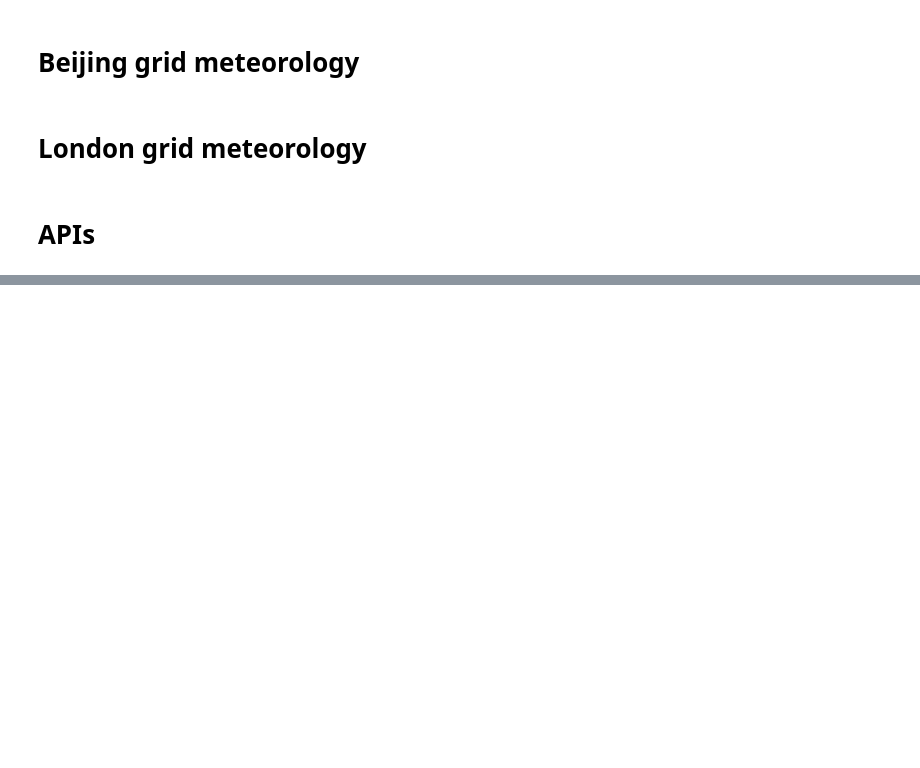
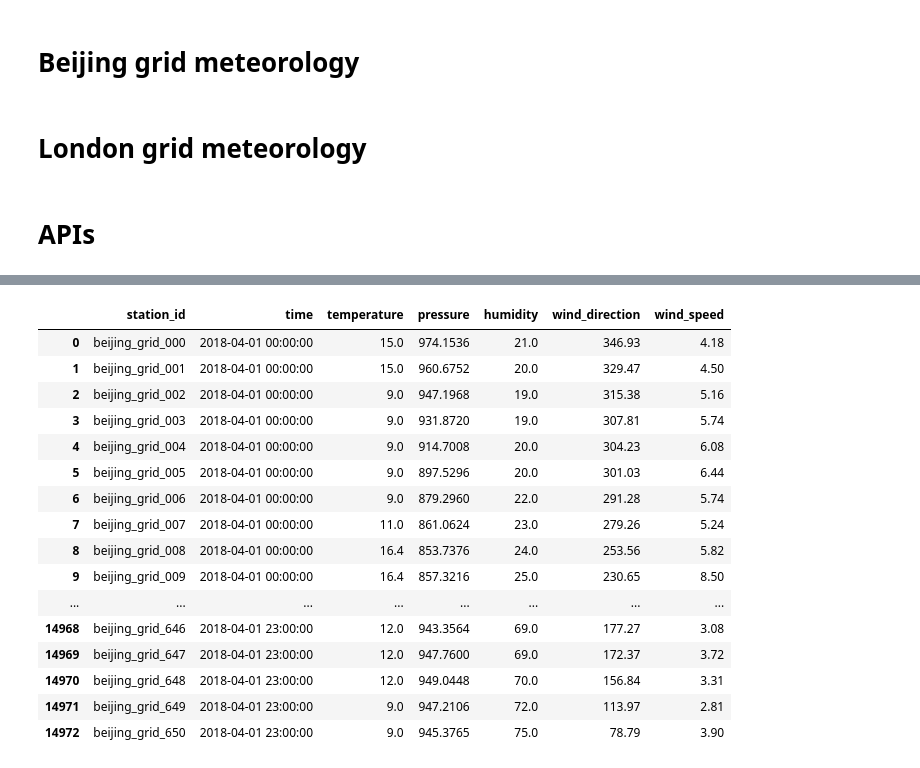
Before and after one commit to Starcutter/KDDCup2018, a Jupyter notebook: sandbox/data.ipynb, the cells around one changed output, grey strips where cells are left out. Saved outputs shown, nothing was run; the diff lists cells and outputs as text; code cells hidden in the pictures; blank space fills up the shorter version.

```diff
--- a/sandbox/data.ipynb
+++ b/sandbox/data.ipynb
@@ -177,0 +141,88 @@ def meteorologyGridData(city="bj", start=pd.Timestamp("2018-04-01 00:00:00"),
+# %%
+def meteorologyGridData(city="bj", start=pd.Timestamp("2018-04-01 00:00:00"),
+                        end=pd.Timestamp("2018-04-01 23:00:00")):
+    now = pd.Timestamp(datetime.datetime.utcnow().date())
+    i = pd.Timestamp("2018-04-01")
+    while i < now:
+        filename = "./data/api/%s/meo/%d-%d.csv" % (city, i.month, i.day)
+        if not os.path.exists(filename):
+            e = i + pd.Timedelta(1, unit="d")
+            url = 'https://biendata.com/competition/meteorology/%s_grid/%d-%d-%d-%d/%d-%d-%d-%d/2k0d1d8' % (city, i.year, i.month, i.day, i.hour, e.year, e.month, e.day, e.hour)
+            response = requests.get(url)
+            df = buildDataFrame(response.text)
+            df.to_csv(filename, index=None)
+        i += pd.Timedelta(1, unit="d")
+    target = ["station_id", "time", "temperature", "pressure",
+              "humidity", "wind_direction", "wind_speed"]
+    mid = pd.Timestamp("2018-04-01 00:00:00")
+    df1 = pd.DataFrame()
+    df2 = pd.DataFrame()
+    df3 = pd.DataFrame()
+    if end >= mid:
+        i = pd.Timestamp("2018-04-01")
+        while i < now:
+            tmp = pd.read_csv("./data/api/%s/meo/%d-%d.csv" % (city, i.month, i.day))
+            tmp["time"] = pd.to_datetime(tmp["time"])
+            df1 = pd.concat([df1, tmp])
+            i += pd.Timedelta(1, unit="d")
+        if end >= now:
+            url = 'https://biendata.com/competition/meteorology/%s_grid/%d-%d-%d-%d/%d-%d-%d-%d/2k0d1d8' % (city, now.year, now.month, now.day, now.hour, end.year, end.month, end.day, end.hour)
+            response = requests.get(url)
+            tmp = buildDataFrame(response.text)
+            tmp["time"] = pd.to_datetime(tmp["time"])
+            df1 = pd.concat([df1, tmp])
+        df1 = df1[(df1.time >= start) & (df1.time <= end)]
+        try:
+            df1 = df1[target]
+        except:
+            pass
+        try:
+            df1["time"] = pd.to_datetime(df1["time"])
+        except:
+            pass
+    if start < mid:
+        if city == "bj":
+            df2 = beijing_meo[(start <= beijing_meo["time"]) & (beijing_meo["time"] <= end)]
+        else:
+            df2 = london_meo[(start <= london_meo["time"]) & (london_meo["time"] <= end)]
+        try:
+            df2 = df2[target]
+        except:
+            pass
+    df = pd.concat([df2, df1])
+    now = df["time"].iloc[-1]
+    if now < end:
+        s = now - pd.Timedelta(1, unit="h")
+        url = "http://kdd.caiyunapp.com/competition/forecast/%s/%d-%d-%d-%d/2k0d1d8" % (city, s.year, s.month, s.day, s.hour)
+        response = requests.get(url)
+        df3 = buildDataFrame(response.text)
+        df3 = df3.rename(columns={"forecast_time": "time"})
+        df3["time"] = pd.to_datetime(df3["time"])
+        df3 = df3[df3["time"] > now]
+        try:
+            df3 = df3[target]
+        except:
+            pass
+    df = pd.concat([df, df3])
+    df = df.reset_index(drop=True)
+    if df.empty:
+        df = pd.DataFrame()
+    return df
+# %% [output]
+|  | station_id | time | temperature | pressure | humidity | wind_direction | wind_speed |
+| 0 | beijing_grid_000 | 2018-04-01 00:00:00 | 15.0 | 974.1536 | 21.0 | 346.93 | 4.18 |
+| 1 | beijing_grid_001 | 2018-04-01 00:00:00 | 15.0 | 960.6752 | 20.0 | 329.47 | 4.50 |
+| 2 | beijing_grid_002 | 2018-04-01 00:00:00 | 9.0 | 947.1968 | 19.0 | 315.38 | 5.16 |
+| 3 | beijing_grid_003 | 2018-04-01 00:00:00 | 9.0 | 931.8720 | 19.0 | 307.81 | 5.74 |
+| 4 | beijing_grid_004 | 2018-04-01 00:00:00 | 9.0 | 914.7008 | 20.0 | 304.23 | 6.08 |
+| 5 | beijing_grid_005 | 2018-04-01 00:00:00 | 9.0 | 897.5296 | 20.0 | 301.03 | 6.44 |
+| 6 | beijing_grid_006 | 2018-04-01 00:00:00 | 9.0 | 879.2960 | 22.0 | 291.28 | 5.74 |
+| 7 | beijing_grid_007 | 2018-04-01 00:00:00 | 11.0 | 861.0624 | 23.0 | 279.26 | 5.24 |
+| 8 | beijing_grid_008 | 2018-04-01 00:00:00 | 16.4 | 853.7376 | 24.0 | 253.56 | 5.82 |
+| 9 | beijing_grid_009 | 2018-04-01 00:00:00 | 16.4 | 857.3216 | 25.0 | 230.65 | 8.50 |
+| ... | ... | ... | ... | ... | ... | ... | ... |
+| 14968 | beijing_grid_646 | 2018-04-01 23:00:00 | 12.0 | 943.3564 | 69.0 | 177.27 | 3.08 |
+| 14969 | beijing_grid_647 | 2018-04-01 23:00:00 | 12.0 | 947.7600 | 69.0 | 172.37 | 3.72 |
+| 14970 | beijing_grid_648 | 2018-04-01 23:00:00 | 12.0 | 949.0448 | 70.0 | 156.84 | 3.31 |
+| 14971 | beijing_grid_649 | 2018-04-01 23:00:00 | 9.0 | 947.2106 | 72.0 | 113.97 | 2.81 |
+| 14972 | beijing_grid_650 | 2018-04-01 23:00:00 | 9.0 | 945.3765 | 75.0 | 78.79 | 3.90 |
```
Also changed, not shown: parts of 5 cells of this notebook, 3 other files.
